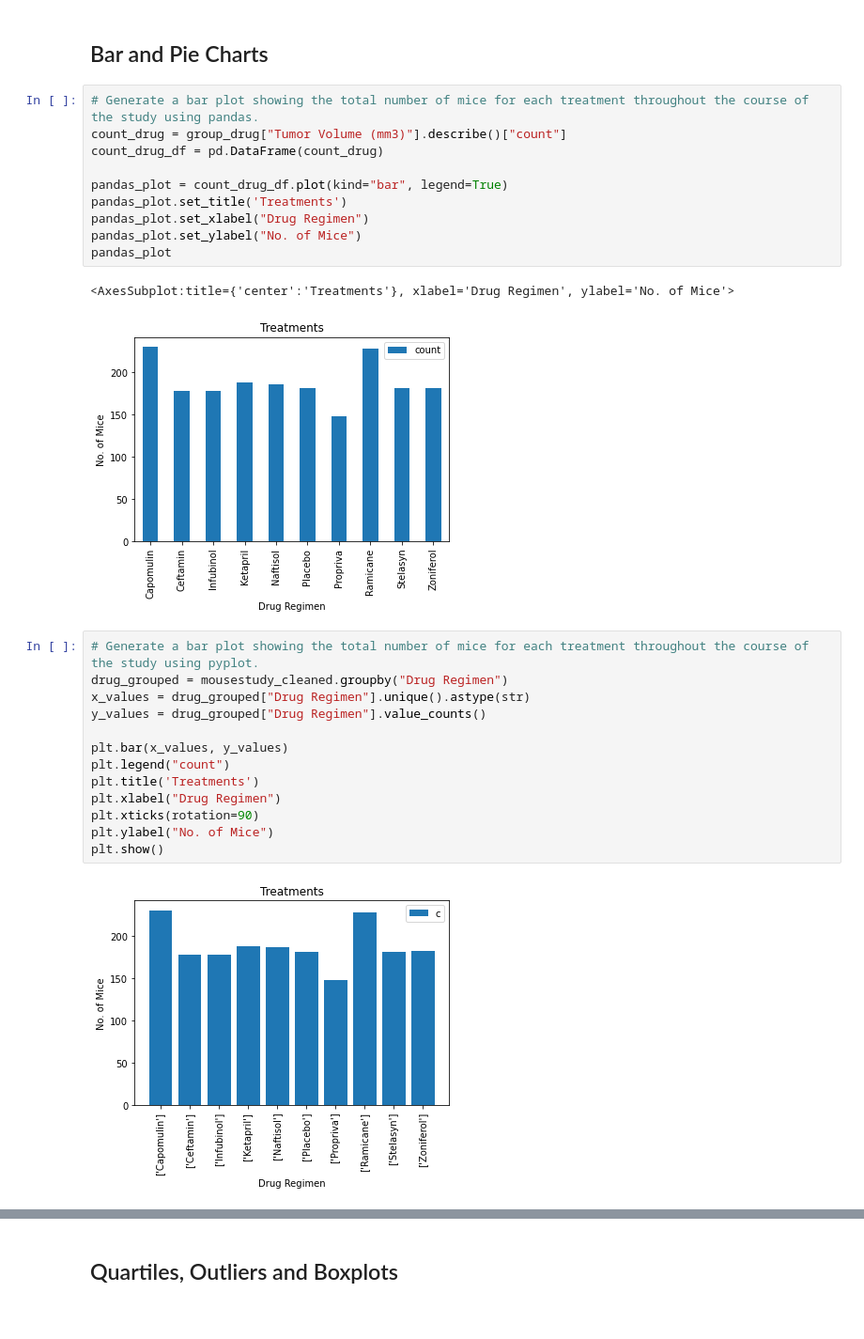
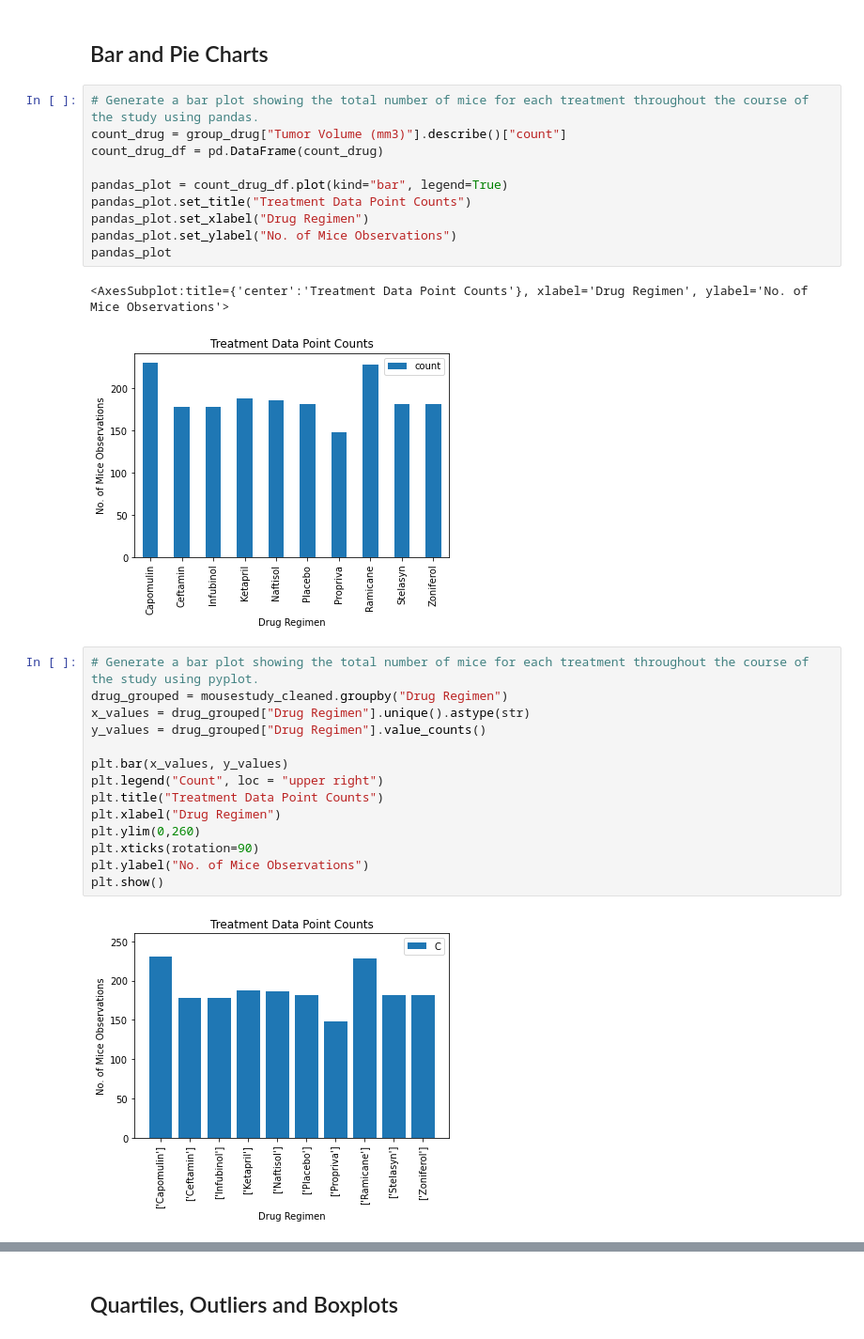
Before and after one commit to tomjp90/matplotlib-challenge, a Jupyter notebook: Pymaceuticals/pymaceuticals_starter.ipynb, the cells around one changed output, grey strips where cells are left out. Shown at 94% size. Saved outputs shown, nothing was run; the diff lists cells and outputs as text.

```diff
--- a/Pymaceuticals/pymaceuticals_starter.ipynb
+++ b/Pymaceuticals/pymaceuticals_starter.ipynb
@@ -175,27 +184,28 @@ count_drug = group_drug["Tumor Volume (mm3)"].describe()["count"]
 count_drug_df = pd.DataFrame(count_drug)
 
 pandas_plot = count_drug_df.plot(kind="bar", legend=True)
-pandas_plot.set_title('Treatments')
+pandas_plot.set_title("Treatment Data Point Counts")
 pandas_plot.set_xlabel("Drug Regimen")
-pandas_plot.set_ylabel("No. of Mice")
+pandas_plot.set_ylabel("No. of Mice Observations")
 pandas_plot
 # %% [output]
-<AxesSubplot:title={'center':'Treatments'}, xlabel='Drug Regimen', ylabel='No. of Mice'>
+<AxesSubplot:title={'center':'Treatment Data Point Counts'}, xlabel='Drug Regimen', ylabel='No. of Mice Observations'>
-[figure, old version]
+[figure, new version]
 # %%
 # Generate a bar plot showing the total number of mice for each treatment throughout the course of the study using pyplot.
 drug_grouped = mousestudy_cleaned.groupby("Drug Regimen")
 x_values = drug_grouped["Drug Regimen"].unique().astype(str)
 y_values = drug_grouped["Drug Regimen"].value_counts()
 
 plt.bar(x_values, y_values)
-plt.legend("count")
-plt.title('Treatments')
+plt.legend("Count", loc = "upper right")
+plt.title("Treatment Data Point Counts")
 plt.xlabel("Drug Regimen")
+plt.ylim(0,260)
 plt.xticks(rotation=90)
-plt.ylabel("No. of Mice")
+plt.ylabel("No. of Mice Observations")
 plt.show()
 # %% [output]
-[figure, old version]
+[figure, new version]
 # %%
 # Generate a pie plot showing the distribution of female versus male mice using pandas
```
Also changed, not shown: parts of 14 cells of this notebook.
